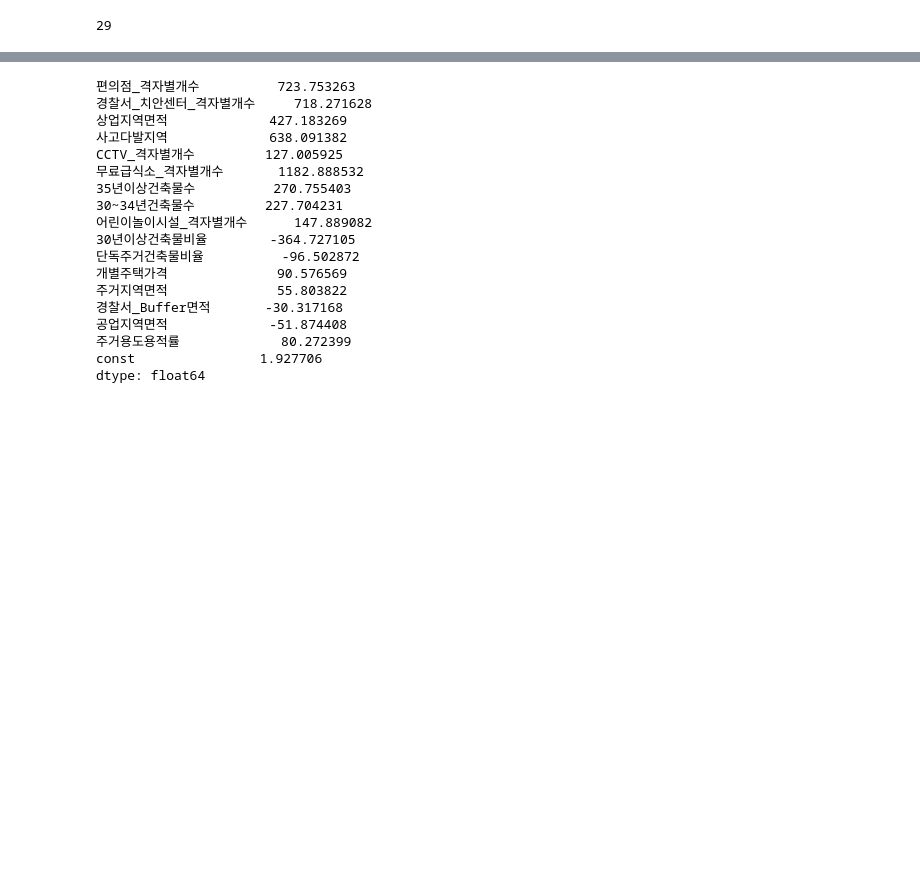
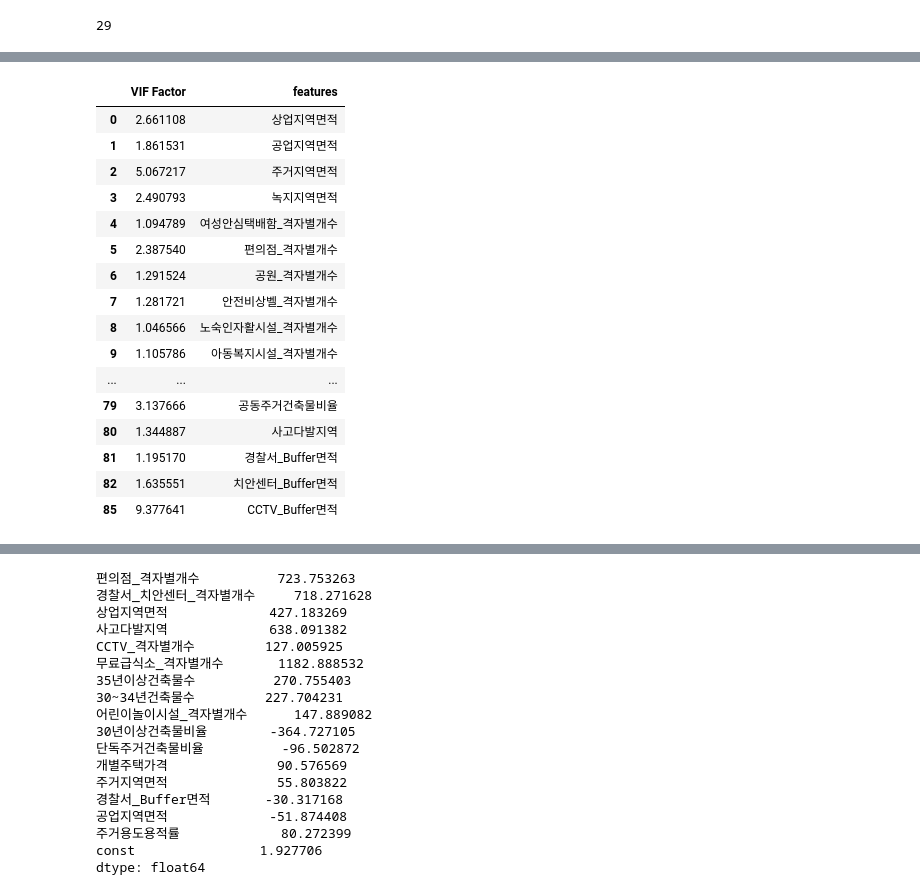
Before and after one commit to yxbxn/COMPAS2021-Suwon, a Jupyter notebook: 지리가중회귀-수원시.ipynb, the cells around one changed output, grey strips where cells are left out. Cells and saved outputs as stored; diff of their text form; code cells hidden in the pictures; blank space fills up the shorter version.

```diff
--- a/지리가중회귀-수원시.ipynb
+++ b/지리가중회귀-수원시.ipynb
@@ -314,3 +314,13 @@ vif_acc_risk_scaled
 len(vif_acc_risk_scaled[vif_acc_risk_scaled['VIF Factor']<=10])
 # %% [output]
 29
+# %%
+# 열별 정규화
+standard_X=X.apply(lambda x: (x-x.mean())/ x.std(), axis=0)
+# %%
+#전체 독립변수를 대상으로 다중공선성 재확인
+
+vif_acc_risk_standard = pd.DataFrame()
+vif_acc_risk_standard['VIF Factor'] = [variance_inflation_factor(standard_X.values, i) for i in range(standard_X.shape[1])]
+vif_acc_risk_standard['features'] = standard_X.columns
+vif_acc_risk_standard
@@ -317,3 +366,23 @@ len(vif_acc_risk_scaled[vif_acc_risk_scaled['VIF Factor']<=10])
+# %%
+vif_acc_risk_standard[vif_acc_risk_standard['VIF Factor']<=10]
+# %% [output]
+|  | VIF Factor | features |
+| 0 | 2.661108 | 상업지역면적 |
+| 1 | 1.861531 | 공업지역면적 |
+| 2 | 5.067217 | 주거지역면적 |
+| 3 | 2.490793 | 녹지지역면적 |
+| 4 | 1.094789 | 여성안심택배함_격자별개수 |
+| 5 | 2.387540 | 편의점_격자별개수 |
+| 6 | 1.291524 | 공원_격자별개수 |
+| 7 | 1.281721 | 안전비상벨_격자별개수 |
+| 8 | 1.046566 | 노숙인자활시설_격자별개수 |
+| 9 | 1.105786 | 아동복지시설_격자별개수 |
+| ... | ... | ... |
+| 79 | 3.137666 | 공동주거건축물비율 |
+| 80 | 1.344887 | 사고다발지역 |
+| 81 | 1.195170 | 경찰서_Buffer면적 |
+| 82 | 1.635551 | 치안센터_Buffer면적 |
+| 85 | 9.377641 | CCTV_Buffer면적 |
 # %%
 selected_X_list=list(vif_acc_risk_scaled[vif_acc_risk_scaled['VIF Factor']<=10]['features'])
 selected_X_list.append('const')
```
Also changed, not shown: parts of 15 cells of this notebook.
